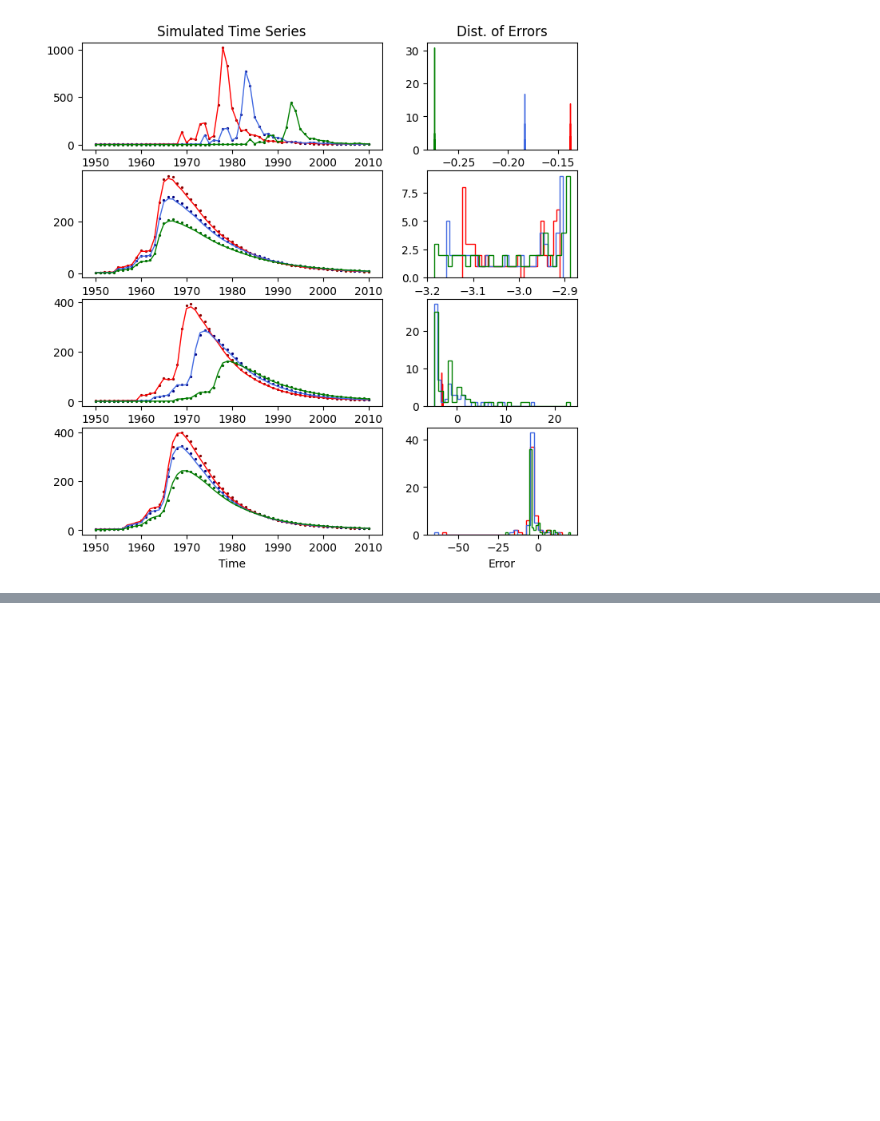
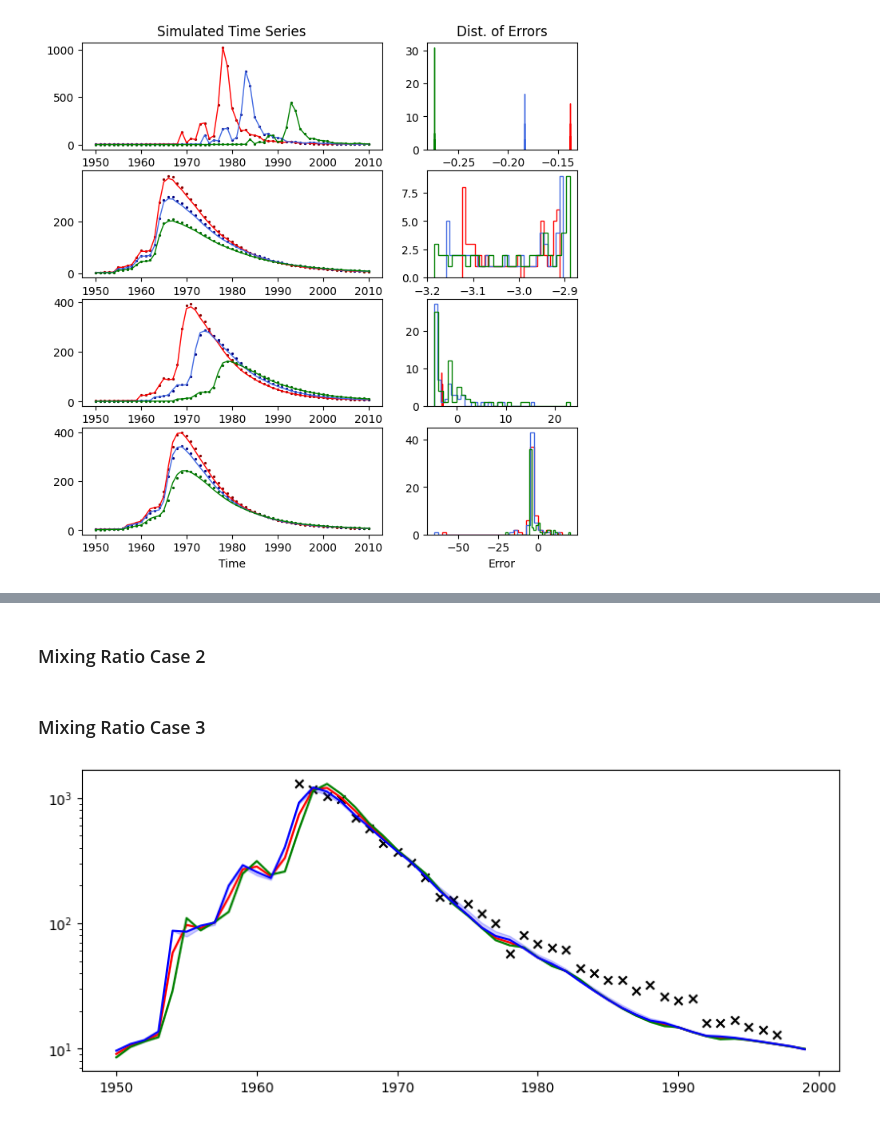
Before and after one commit to iGW-TU-Dresden/PyTracerLab, a Jupyter notebook: docs/examples/example_07.ipynb, the cells around one changed output, grey strips where cells are left out. Cells and saved outputs as stored; diff of their text form; code cells hidden in the pictures; blank space fills up the shorter version.

```diff
--- a/docs/examples/example_07.ipynb
+++ b/docs/examples/example_07.ipynb
@@ -758,0 +789,3 @@ for i in range(4):
+# %%
+n_samples = 1000
+sigma = 1.
@@ -758,0 +843,2 @@ for i in range(4):
+# %% [markdown]
+### Mixing Ratio Case 2
@@ -758,0 +894,2 @@ for i in range(4):
+# %% [markdown]
+### Mixing Ratio Case 3
@@ -758,0 +945,30 @@ for i in range(4):
+# %%
+fig, ax = plt.subplots(1, 1, figsize=(10, 4))
+
+ax.scatter(
+    obs_timestamps, obs_series,
+    marker="x", c="k"
+)
+
+data_sims = [res_1["sims"], res_2["sims"], res_3["sims"]]
+colors = ["r", "g", "b"]
+start = 100
+end = 150
+
+for num, sims in enumerate(data_sims):
+    ax.plot(
+        timestamps[start:end],
+        np.median(sims[:, start:end], axis=0),
+        c=colors[num]
+    )
+    ax.fill_between(
+        timestamps[start:end],
+        np.percentile(sims[:, start:end], .00001, axis=0),
+        np.percentile(sims[:, start:end], 99.99999, axis=0),
+        color=colors[num],
+        alpha=0.2
+    )
+
+ax.set_yscale("log")
+# %% [output]
+[figure, added]
```
Also changed, not shown: parts of 12 cells of this notebook, 1 other file.
